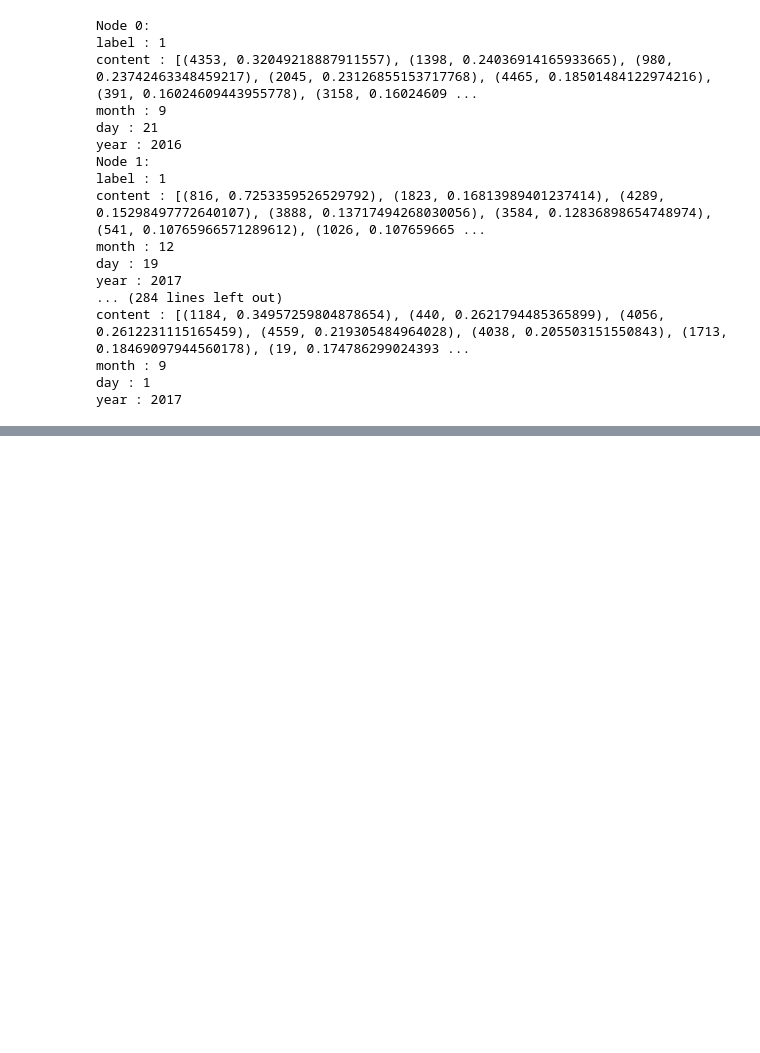
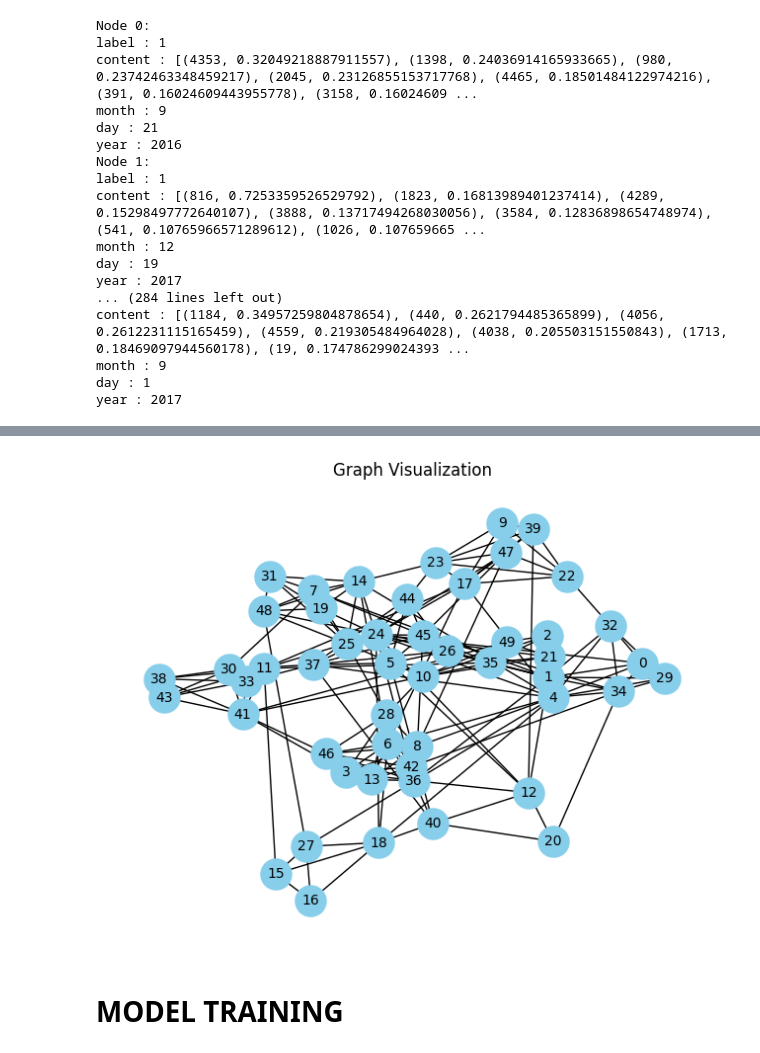
Before and after one commit to manishdotasm/Fake-News-Detection, a Jupyter notebook: new_building.ipynb, the cells around one changed output, grey strips where cells are left out. Cells and saved outputs as stored; diff of their text form; code cells hidden in the pictures; blank space fills up the shorter version.

```diff
--- a/new_building.ipynb
+++ b/new_building.ipynb
@@ -125,0 +190,22 @@ def display_graph(graph):
+# %%
+from sklearn.decomposition import LatentDirichletAllocation
+
+n_topics = 10
+lda = LatentDirichletAllocation(n_components=n_topics, random_state=0)
+lda_features = lda.fit_transform(tfidf_features)
+
+from sklearn.metrics.pairwise import cosine_similarity
+
+similarity_matrix = cosine_similarity(lda_features)
+similarity_threshold = 0.9
+
+for i in range(len(sample)):
+    for j in range(i + 1, len(sample)):
+        if similarity_matrix[i, j] > similarity_threshold:
+            G4.add_edge(sample.iloc[i]['ID'], sample.iloc[j]['ID'], weight=similarity_matrix[i, j])
+# %%
+display_graph(G4)
+# %% [output]
+[figure, added]
+# %% [markdown]
+# MODEL TRAINING
```
Also changed, not shown: parts of 26 cells of this notebook.
